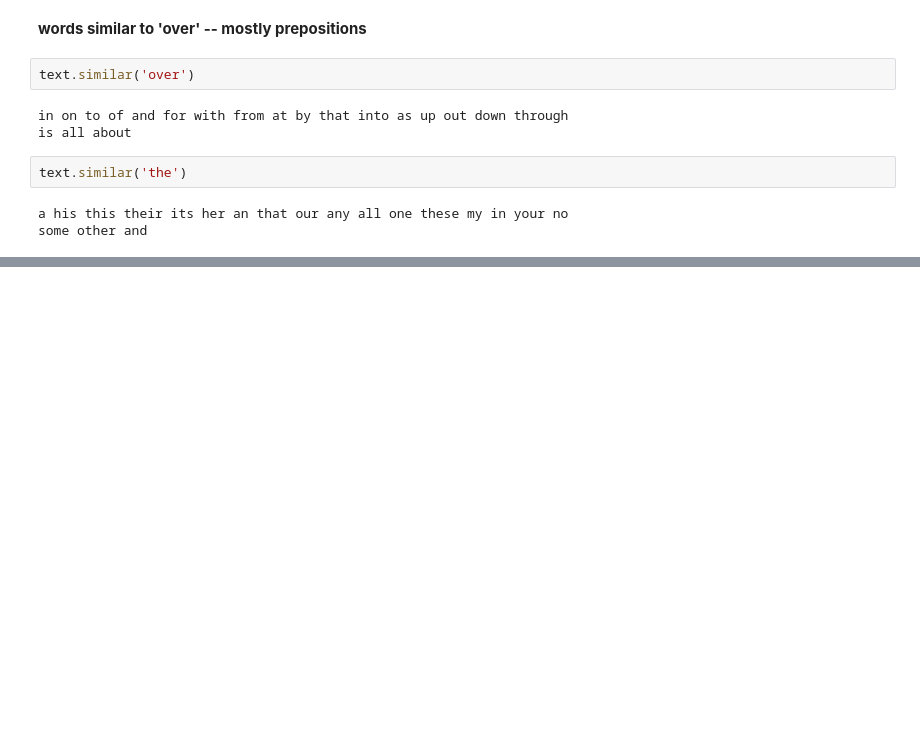
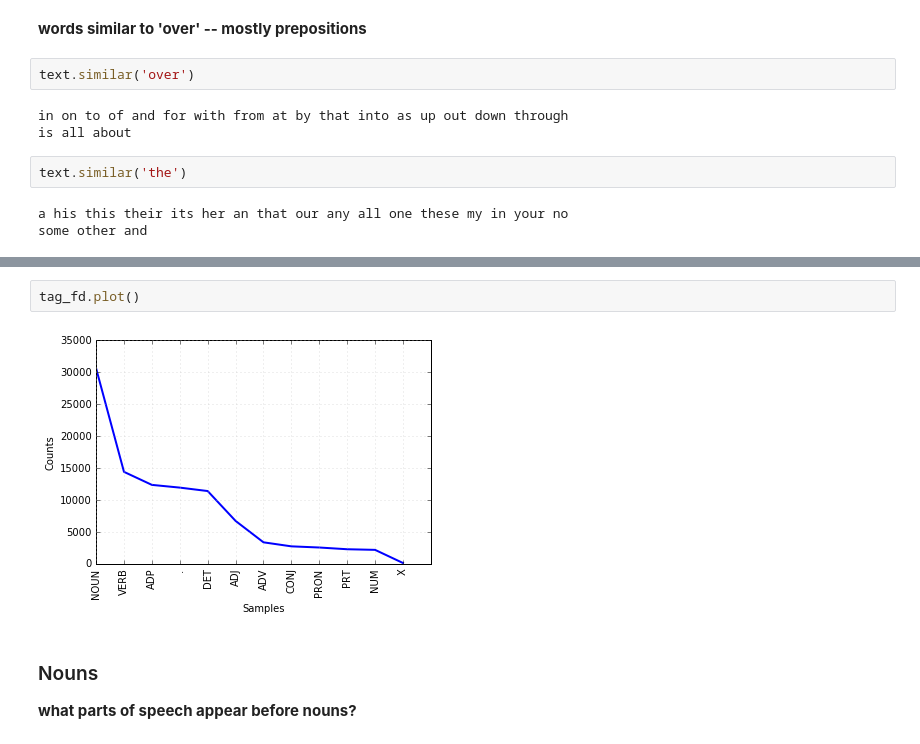
Before and after one commit to sandipchatterjee/nltk_book_notes, a Jupyter notebook: 05_categorizing_and_tagging_words.ipynb, the cells around one changed output, grey strips where cells are left out. Cells and saved outputs as stored; diff of their text form; blank space fills up the shorter version.

```diff
--- a/05_categorizing_and_tagging_words.ipynb
+++ b/05_categorizing_and_tagging_words.ipynb
@@ -107,0 +230,8 @@ some other and
+# %%
+tag_fd.plot()
+# %% [output]
+[figure, added]
+# %% [markdown]
+### Nouns
+
+**what parts of speech appear before nouns?**
```
Also changed, not shown: parts of 50 cells of this notebook.
